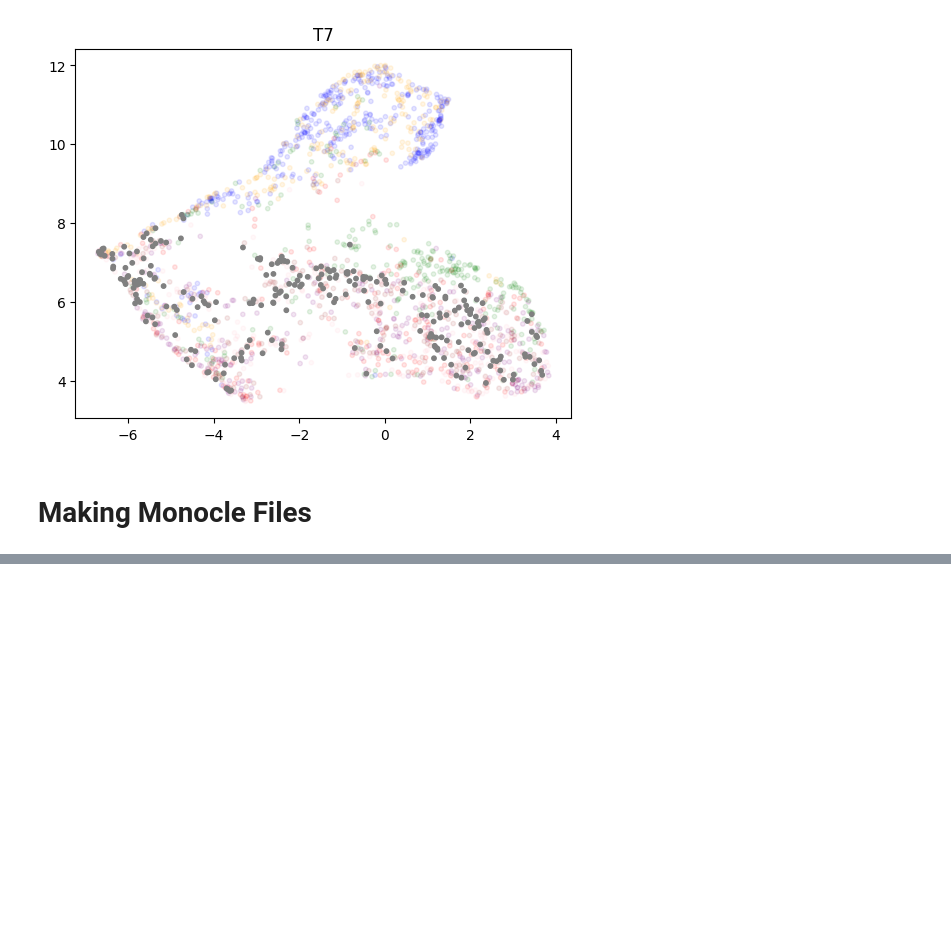
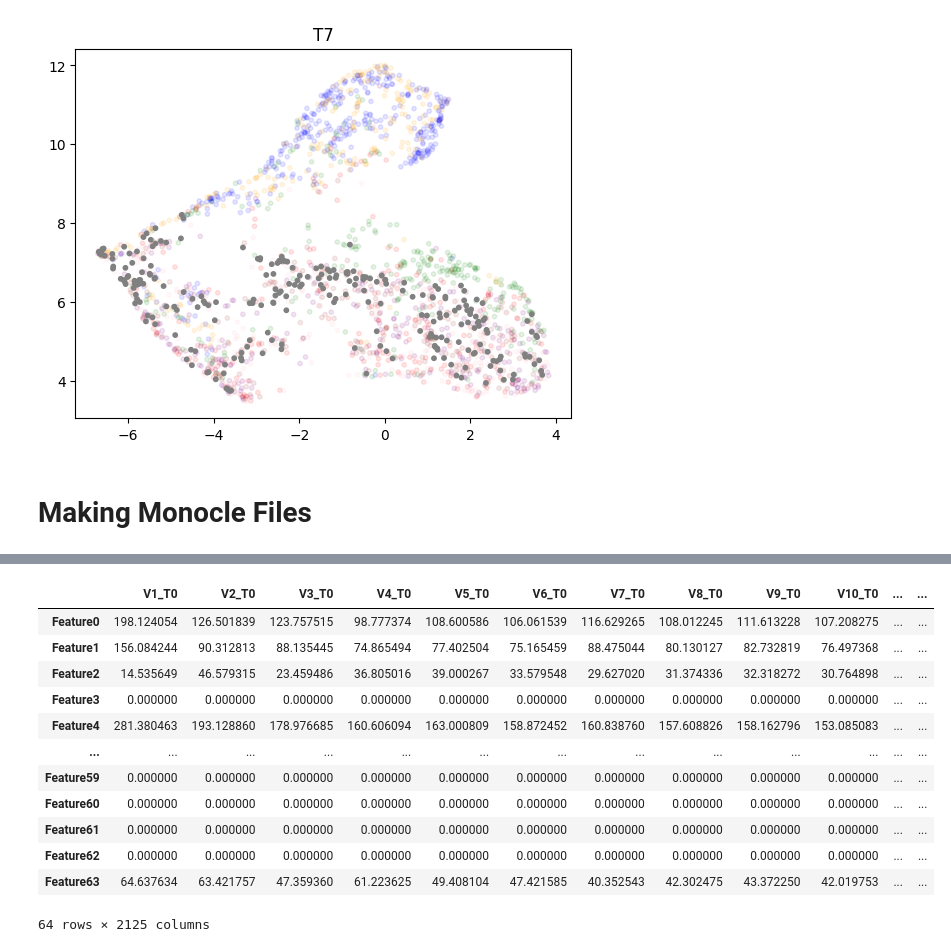
Before and after one commit to nramani611/Constrative_Learning, a Jupyter notebook: Contrastive Learning.ipynb, the cells around one changed output, grey strips where cells are left out. Drawn from its saved outputs; the diff is of its cells as text; code cells hidden in the pictures; blank space fills up the shorter version.

Commit message:
Fixing expression cont file

```diff
--- a/Contrastive Learning.ipynb
+++ b/Contrastive Learning.ipynb
@@ -663,0 +636,7 @@ gene_attributes
+# %%
+t_nodes_matrix = np.concatenate([t_nodes[t] for t in timepoints], axis=0).T
+t_nodes_index = ['Feature' + str(i) for i in range(t_nodes_matrix.shape[0])]
+t_nodes_columns = scRNA_data.columns
+t_nodes_df = pd.DataFrame(t_nodes_matrix, columns=t_nodes_columns, index=t_nodes_index)
+t_nodes_df.index_name = 'Features'
+t_nodes_df.to_csv('expression_matrix_cont.csv')
@@ -663,0 +665,16 @@ gene_attributes
+# %%
+t_nodes_df
+# %% [output]
+|  | V1_T0 | V2_T0 | V3_T0 | V4_T0 | V5_T0 | V6_T0 | V7_T0 | V8_T0 | V9_T0 | V10_T0 | ... | ... |
+| Feature0 | 198.124054 | 126.501839 | 123.757515 | 98.777374 | 108.600586 | 106.061539 | 116.629265 | 108.012245 | 111.613228 | 107.208275 | ... | ... |
+| Feature1 | 156.084244 | 90.312813 | 88.135445 | 74.865494 | 77.402504 | 75.165459 | 88.475044 | 80.130127 | 82.732819 | 76.497368 | ... | ... |
+| Feature2 | 14.535649 | 46.579315 | 23.459486 | 36.805016 | 39.000267 | 33.579548 | 29.627020 | 31.374336 | 32.318272 | 30.764898 | ... | ... |
+| Feature3 | 0.000000 | 0.000000 | 0.000000 | 0.000000 | 0.000000 | 0.000000 | 0.000000 | 0.000000 | 0.000000 | 0.000000 | ... | ... |
+| Feature4 | 281.380463 | 193.128860 | 178.976685 | 160.606094 | 163.000809 | 158.872452 | 160.838760 | 157.608826 | 158.162796 | 153.085083 | ... | ... |
+| ... | ... | ... | ... | ... | ... | ... | ... | ... | ... | ... | ... | ... |
+| Feature59 | 0.000000 | 0.000000 | 0.000000 | 0.000000 | 0.000000 | 0.000000 | 0.000000 | 0.000000 | 0.000000 | 0.000000 | ... | ... |
+| Feature60 | 0.000000 | 0.000000 | 0.000000 | 0.000000 | 0.000000 | 0.000000 | 0.000000 | 0.000000 | 0.000000 | 0.000000 | ... | ... |
+| Feature61 | 0.000000 | 0.000000 | 0.000000 | 0.000000 | 0.000000 | 0.000000 | 0.000000 | 0.000000 | 0.000000 | 0.000000 | ... | ... |
+| Feature62 | 0.000000 | 0.000000 | 0.000000 | 0.000000 | 0.000000 | 0.000000 | 0.000000 | 0.000000 | 0.000000 | 0.000000 | ... | ... |
+| Feature63 | 64.637634 | 63.421757 | 47.359360 | 61.223625 | 49.408104 | 47.421585 | 40.352543 | 42.302475 | 43.372250 | 42.019753 | ... | ... |
+64 rows × 2125 columns
```
Also changed, not shown: parts of 5 cells of this notebook.
